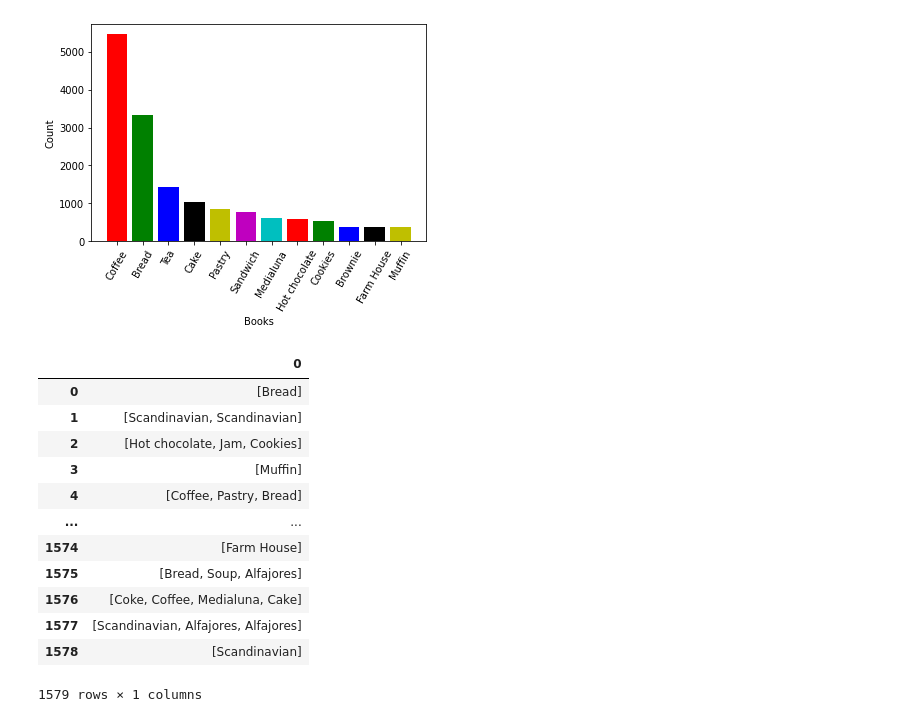
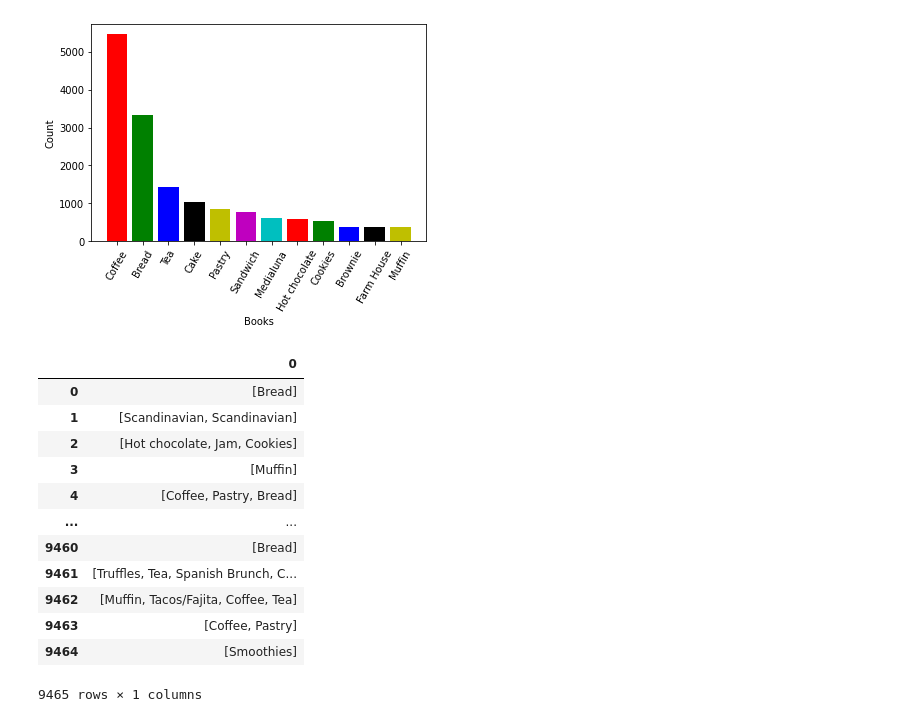
Before and after one commit to Blutronics/BakeryAssociationRule, a Jupyter notebook: bakery.ipynb, the cells around one changed output. Saved outputs shown, nothing was run; the diff lists cells and outputs as text; code cells hidden in the pictures.

```diff
--- a/bakery.ipynb
+++ b/bakery.ipynb
@@ -97,22 +97,22 @@ plt.show()
 [figure]
 # %%
 item_series=pd.DataFrame(pd.Series(items))
-item_series=item_series.iloc[:1579,:]
+item_series=item_series.iloc[:9465,:]
 item_series
 # %% [output]
 |  | 0 |
 | 0 | [Bread] |
 | 1 | [Scandinavian, Scandinavian] |
 | 2 | [Hot chocolate, Jam, Cookies] |
 | 3 | [Muffin] |
 | 4 | [Coffee, Pastry, Bread] |
 | ... | ... |
-| 1574 | [Farm House] |
-| 1575 | [Bread, Soup, Alfajores] |
-| 1576 | [Coke, Coffee, Medialuna, Cake] |
-| 1577 | [Scandinavian, Alfajores, Alfajores] |
-| 1578 | [Scandinavian] |
+| 9460 | [Bread] |
+| 9461 | [Truffles, Tea, Spanish Brunch, C... |
+| 9462 | [Muffin, Tacos/Fajita, Coffee, Tea] |
+| 9463 | [Coffee, Pastry] |
+| 9464 | [Smoothies] |
-1579 rows × 1 columns
+9465 rows × 1 columns
 # %%
 item_series.columns=["transactions"]
 # %%
```
Also changed, not shown: parts of 11 cells of this notebook.
